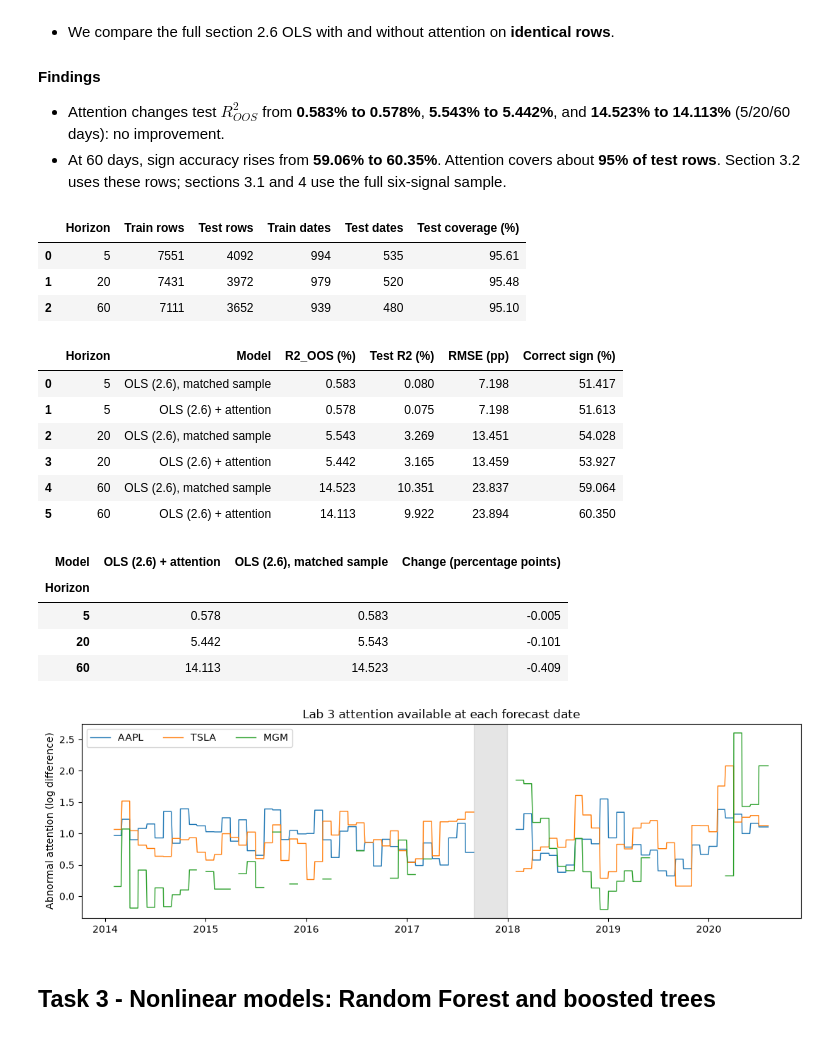
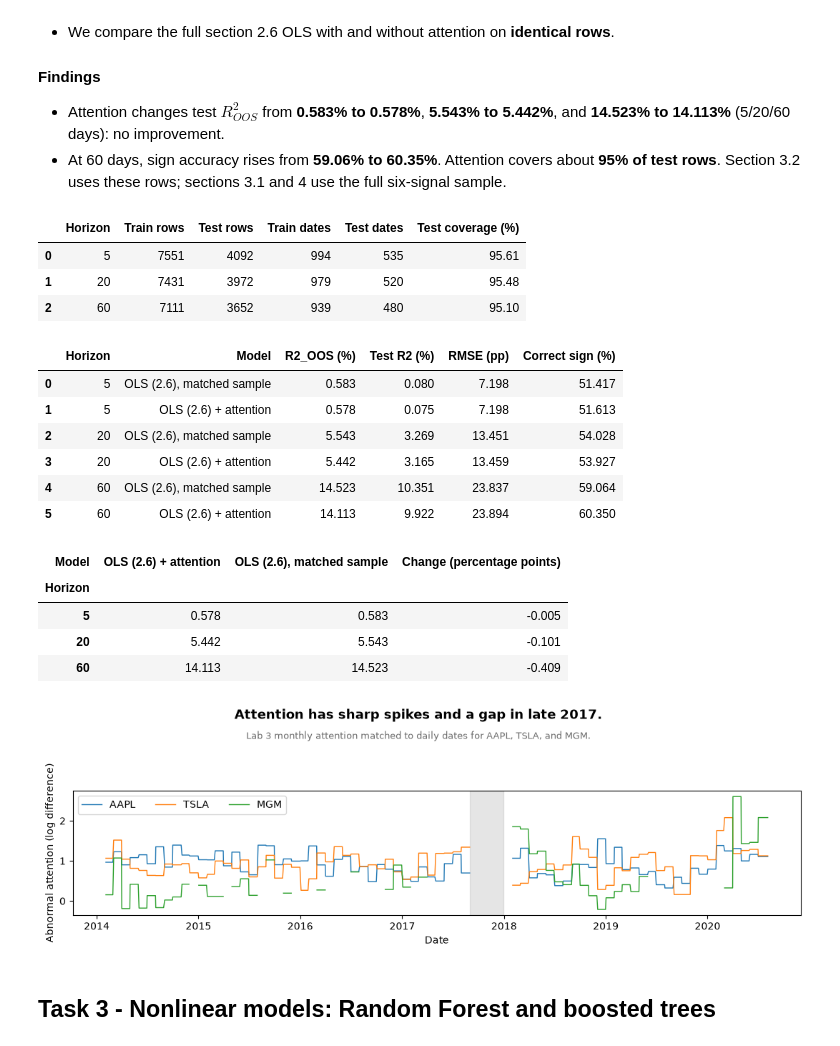
Before and after one commit to henricvsb/Finance-with-Big-Data-Lab-Sessions, a Jupyter notebook: #4/PCLAB#4 - Group 2 - Henricus Bracht Erdem Bayrakcioglu Leonard Fischbach.ipynb, the cells around one changed output. Drawn from its saved outputs; the diff is of its cells as text; code cells hidden in the pictures.

```diff
--- a/#4/PCLAB#4 - Group 2 - Henricus Bracht Erdem Bayrakcioglu Leonard Fischbach.ipynb
+++ b/#4/PCLAB#4 - Group 2 - Henricus Bracht Erdem Bayrakcioglu Leonard Fischbach.ipynb
@@ -163,28 +164,34 @@ We scale each price and volume series to **100 on the first date** and calculate
 stocks = [c for c in price_norm_df.columns if c not in ["Date", "sp500"]]
 colors = plt.cm.tab10.colors
 
-def style_time_series(ax, title, ylabel, legend_title="Ticker"):
-    ax.set(title=title, xlabel="Date", ylabel=ylabel)
+def set_plot_titles(fig, takeaway, subtitle):
+    fig.suptitle(takeaway, fontsize=13, fontweight="bold", y=0.99)
+    fig.text(0.5, 0.87, subtitle, ha="center", color="dimgray", fontsize=9)
+    fig.tight_layout(rect=(0, 0, 1, 0.80))
+
+def style_time_series(ax, takeaway, subtitle, ylabel, legend_title="Ticker"):
+    ax.set(xlabel="Date", ylabel=ylabel)
     ax.xaxis.set_major_locator(mdates.YearLocator())
     ax.xaxis.set_major_formatter(mdates.DateFormatter("%Y"))
     ax.grid(True, linestyle="--", linewidth=0.6, alpha=0.3)
     ax.legend(title=legend_title, bbox_to_anchor=(1.02, 1), loc="upper left", frameon=False)
     ax.spines[["top", "right"]].set_visible(False)
     ax.figure.autofmt_xdate()
-    ax.figure.tight_layout()
+    set_plot_titles(ax.figure, takeaway, subtitle)
 
-def plot_stocks(frame, title, ylabel, linewidth=1.7, formatter=None, log=False):
+def plot_stocks(frame, takeaway, subtitle, ylabel, linewidth=1.7, formatter=None, log=False):
     fig, ax = plt.subplots(figsize=(14, 5))
     for i, stock in enumerate(stocks):
         ax.plot(frame["Date"], frame[stock], label=stock, color=colors[i % len(colors)],
                 linewidth=linewidth, alpha=0.9)
-    style_time_series(ax, title, ylabel)
+    style_time_series(ax, takeaway, subtitle, ylabel)
     if formatter:
         ax.yaxis.set_major_formatter(formatter)
     if log:
         ax.set_yscale("log")
     plt.show()
 
-plot_stocks(price_norm_df, "Stock Price Development (normalized to 100 in 2012)",
-            "Price / Index Value", log=True)
+plot_stocks(price_norm_df, "TSLA had the largest price gain among the eight stocks.",
+            "Stock prices indexed to 100 at the first date; logarithmic scale.",
+            "Indexed price", log=True)
 # %% [output]
@@ -198,15 +205,17 @@ def millions(x, pos):
             return f"{x / threshold:.1f}{suffix}" if threshold == 1e9 else f"{x / threshold:.0f}{suffix}"
     return f"{x:.0f}"
 
-for frame, title, formatter in [
-    (vol_df, "Trading Volume Over Time (raw)", FuncFormatter(millions)),
-    (vol_norm_df, "Trading Volume Over Time (normalized to 100 in 2012)", None)
+for frame, takeaway, subtitle, formatter in [
+    (vol_df, "AAPL had the highest average trading volume among the eight stocks.",
+     "Daily trading volume by stock, reported units.", FuncFormatter(millions)),
+    (vol_norm_df, "TSLA's trading volume rose sharply around 2014.",
+     "Daily trading volume indexed to 100 at the first date.", None)
 ]:
     fig, ax = plt.subplots(figsize=(14, 5))
     for i, stock in enumerate(stocks):
         ax.plot(frame["Date"], frame[stock], label=stock, color=colors[i % len(colors)],
                 linewidth=1.4, alpha=0.85)
-    style_time_series(ax, title, "Trading Volume")
+    style_time_series(ax, takeaway, subtitle, "Trading volume")
     if formatter:
         ax.yaxis.set_major_formatter(formatter)
     plt.show()
@@ -1206,36 +1216,37 @@ display(pd.DataFrame(coverage_rows).round(2))
 display(attention_results.round(3))
 
 attention_gain = attention_results.pivot(index="Horizon", columns="Model", values="R2_OOS (%)")
 attention_gain["Change (percentage points)"] = attention_gain["OLS (2.6) + attention"] - attention_gain["OLS (2.6), matched sample"]
 display(attention_gain.round(3))
 
 fig, ax = plt.subplots(figsize=(11, 3.5))
 for stock in ["AAPL", "TSLA", "MGM"]:
     values = attention_panel.loc[attention_panel["Stock"] == stock]
     ax.plot(values["Date"], values["Attention"], label=stock, linewidth=1)
 ax.axvspan(pd.Timestamp("2017-09-01"), pd.Timestamp("2017-12-31"), color="grey", alpha=0.2)
-ax.set(title="Lab 3 attention available at each forecast date", ylabel="Abnormal attention (log difference)")
+ax.set(ylabel="Abnormal attention (log difference)", xlabel="Date")
 ax.legend(ncol=3)
-plt.tight_layout()
+set_plot_titles(fig, "Attention has sharp spikes and a gap in late 2017.",
+                "Lab 3 monthly attention matched to daily dates for AAPL, TSLA, and MGM.")
 plt.show()
 # %% [output]
 |  | Horizon | Train rows | Test rows | Train dates | Test dates | Test coverage (%) |
 | 0 | 5 | 7551 | 4092 | 994 | 535 | 95.61 |
 | 1 | 20 | 7431 | 3972 | 979 | 520 | 95.48 |
 | 2 | 60 | 7111 | 3652 | 939 | 480 | 95.10 |
 |  | Horizon | Model | R2_OOS (%) | Test R2 (%) | RMSE (pp) | Correct sign (%) |
 | 0 | 5 | OLS (2.6), matched sample | 0.583 | 0.080 | 7.198 | 51.417 |
 | 1 | 5 | OLS (2.6) + attention | 0.578 | 0.075 | 7.198 | 51.613 |
 | 2 | 20 | OLS (2.6), matched sample | 5.543 | 3.269 | 13.451 | 54.028 |
 | 3 | 20 | OLS (2.6) + attention | 5.442 | 3.165 | 13.459 | 53.927 |
 | 4 | 60 | OLS (2.6), matched sample | 14.523 | 10.351 | 23.837 | 59.064 |
 | 5 | 60 | OLS (2.6) + attention | 14.113 | 9.922 | 23.894 | 60.350 |
 | Model | OLS (2.6) + attention | OLS (2.6), matched sample | Change (percentage points) |
 | Horizon |  |  |  |
 | 5 | 0.578 | 0.583 | -0.005 |
 | 20 | 5.442 | 5.543 | -0.101 |
 | 60 | 14.113 | 14.523 | -0.409 |
-[figure, old version]
+[figure, new version]
 # %% [markdown]
 ## Task 3 - Nonlinear models: Random Forest and boosted trees
 # %% [markdown]
```
Also changed, not shown: parts of 17 cells of this notebook.
